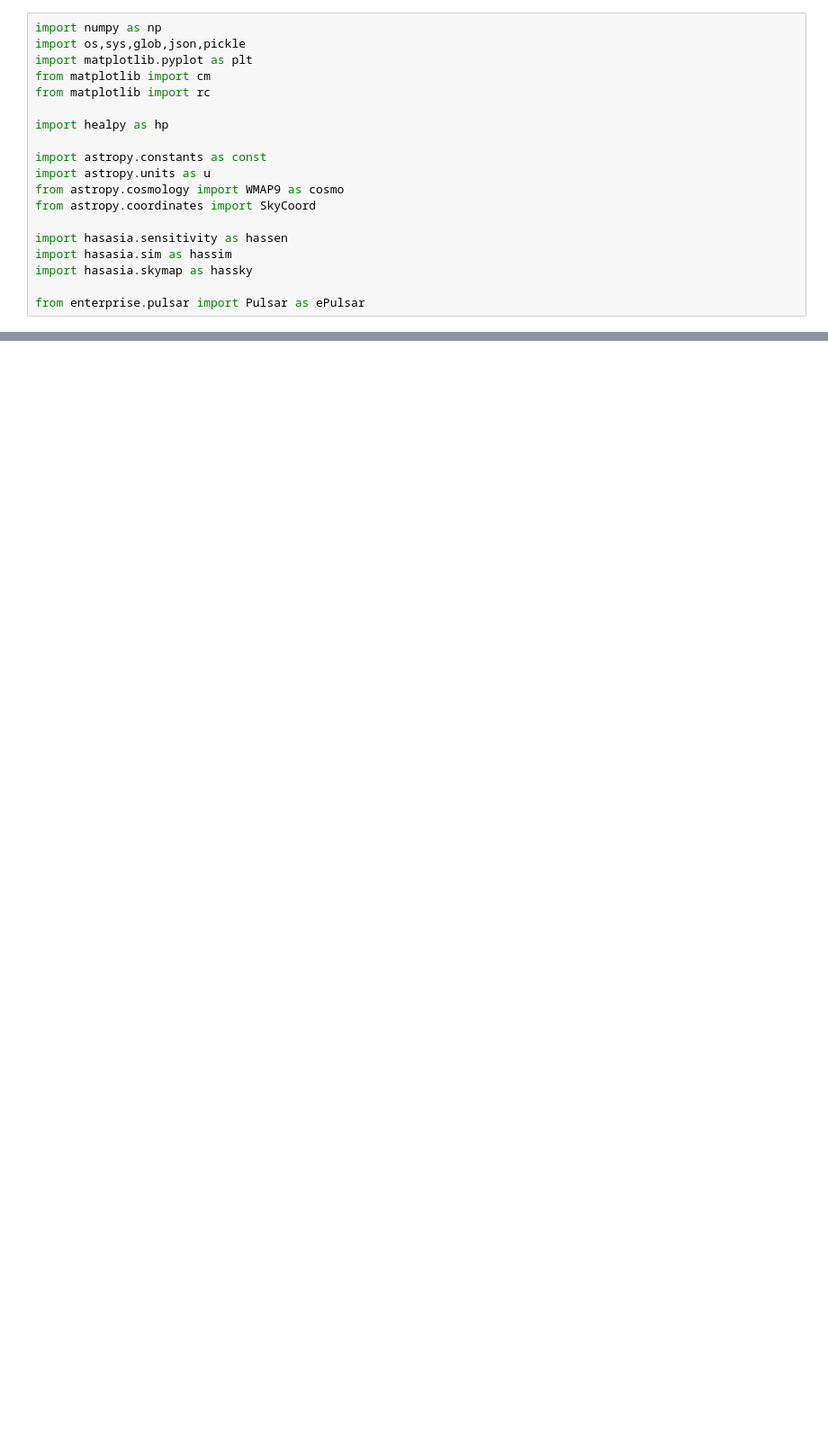
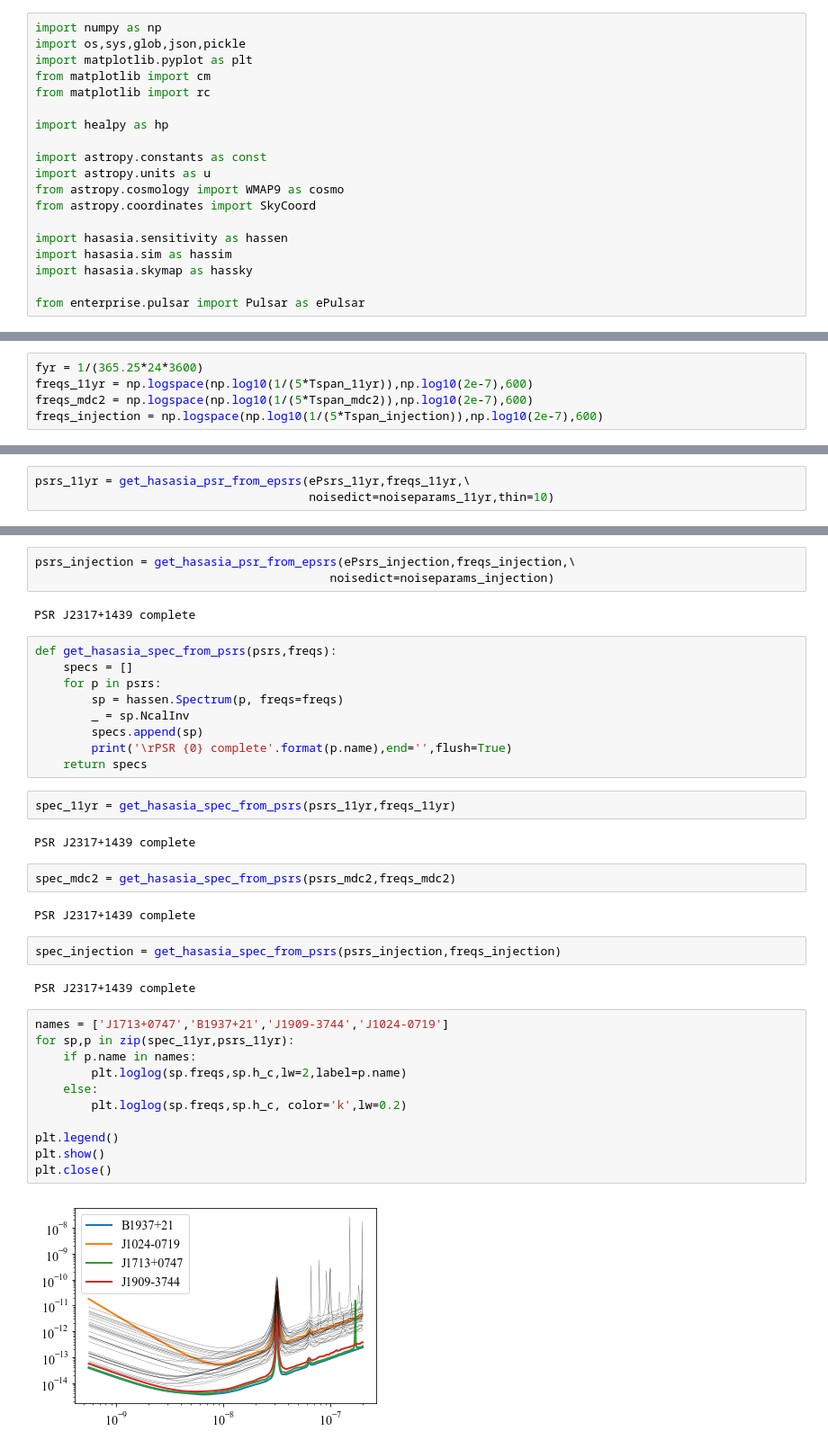
Before and after one commit to LBJ-Wade/NANOGrav, a Jupyter notebook: BackgroundInjections/sensitivity_analysis.ipynb, the cells around one changed output, grey strips where cells are left out. Shown at 90% size. Cells and saved outputs as stored; diff of their text form; blank space fills up the shorter version.

Commit message:
Doing injection sensitivities for 11yr and mdc2

```diff
--- a/BackgroundInjections/sensitivity_analysis.ipynb
+++ b/BackgroundInjections/sensitivity_analysis.ipynb
@@ -138,0 +140,5 @@ INFO: matplotlib.texmanager: No LaTeX-compatible font found for the serif font f
+# %%
+fyr = 1/(365.25*24*3600)
+freqs_11yr = np.logspace(np.log10(1/(5*Tspan_11yr)),np.log10(2e-7),600)
+freqs_mdc2 = np.logspace(np.log10(1/(5*Tspan_mdc2)),np.log10(2e-7),600)
+freqs_injection = np.logspace(np.log10(1/(5*Tspan_injection)),np.log10(2e-7),600)
@@ -138,0 +205,3 @@ INFO: matplotlib.texmanager: No LaTeX-compatible font found for the serif font f
+# %%
+psrs_11yr = get_hasasia_psr_from_epsrs(ePsrs_11yr,freqs_11yr,\
+                                       noisedict=noiseparams_11yr,thin=10)
@@ -138,0 +215,39 @@ INFO: matplotlib.texmanager: No LaTeX-compatible font found for the serif font f
+# %%
+psrs_injection = get_hasasia_psr_from_epsrs(ePsrs_injection,freqs_injection,\
+                                          noisedict=noiseparams_injection)
+# %% [output]
+PSR J2317+1439 complete
+# %%
+def get_hasasia_spec_from_psrs(psrs,freqs):
+    specs = []
+    for p in psrs:
+        sp = hassen.Spectrum(p, freqs=freqs)
+        _ = sp.NcalInv
+        specs.append(sp)
+        print('\rPSR {0} complete'.format(p.name),end='',flush=True)
+    return specs
+# %%
+spec_11yr = get_hasasia_spec_from_psrs(psrs_11yr,freqs_11yr)
+# %% [output]
+PSR J2317+1439 complete
+# %%
+spec_mdc2 = get_hasasia_spec_from_psrs(psrs_mdc2,freqs_mdc2)
+# %% [output]
+PSR J2317+1439 complete
+# %%
+spec_injection = get_hasasia_spec_from_psrs(psrs_injection,freqs_injection)
+# %% [output]
+PSR J2317+1439 complete
+# %%
+names = ['J1713+0747','B1937+21','J1909-3744','J1024-0719']
+for sp,p in zip(spec_11yr,psrs_11yr):
+    if p.name in names:
+        plt.loglog(sp.freqs,sp.h_c,lw=2,label=p.name)
+    else:
+        plt.loglog(sp.freqs,sp.h_c, color='k',lw=0.2)
+
+plt.legend()
+plt.show()
+plt.close()
+# %% [output]
+[figure, added]
```
Also changed, not shown: parts of 47 cells of this notebook.
